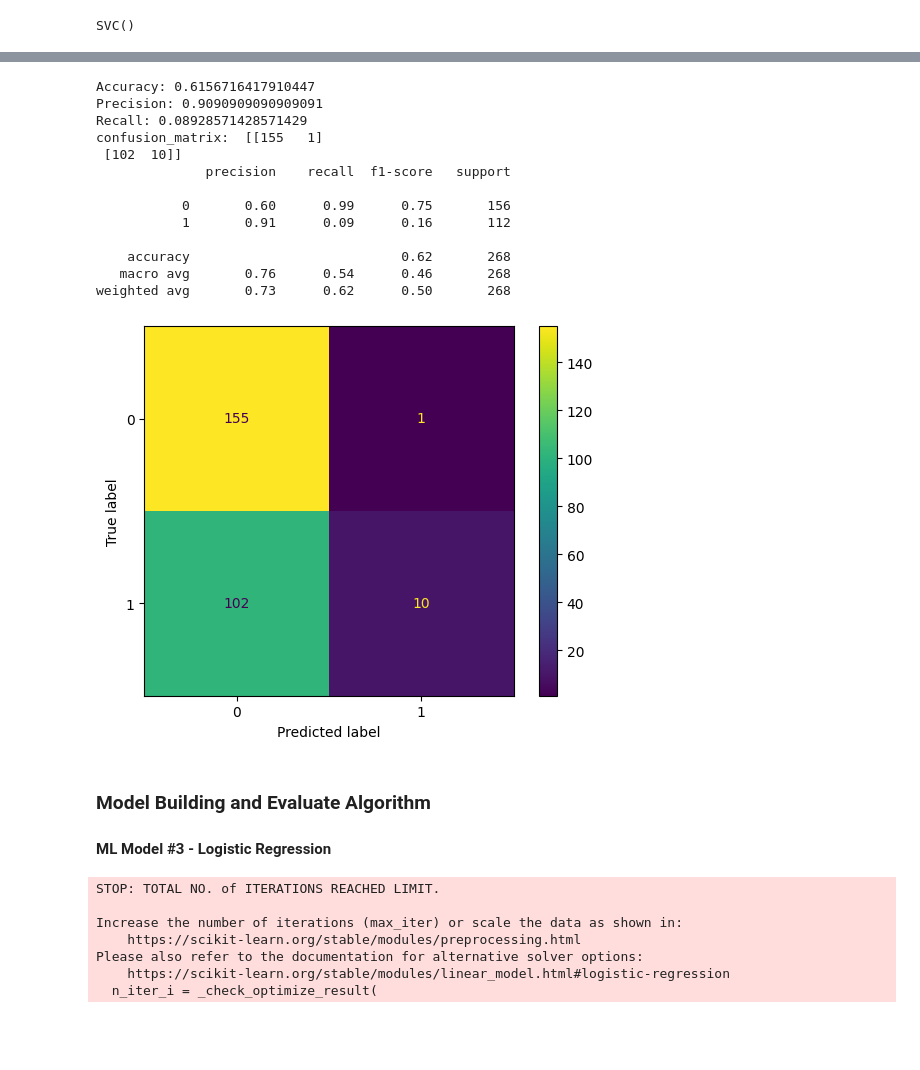
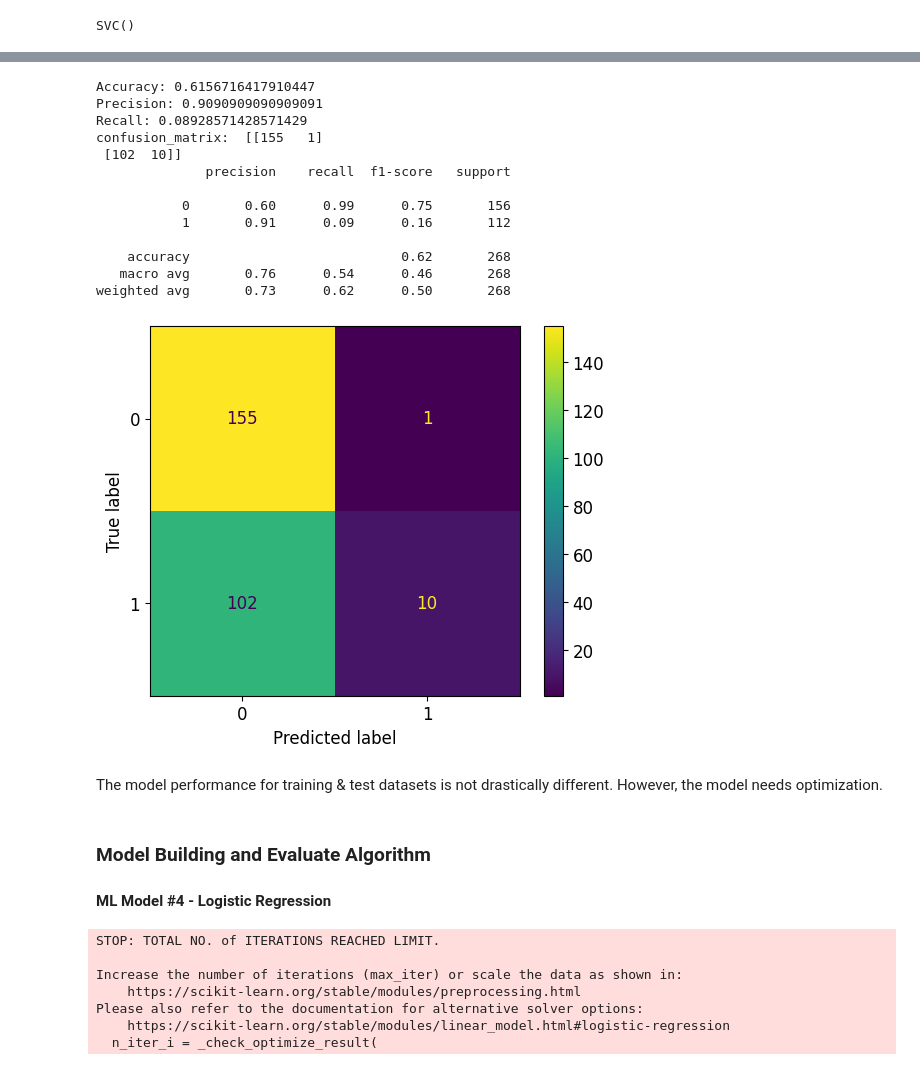
Before and after one commit to btalha23/AIDI_2000_Applied_Machine_Learning, a Jupyter notebook: Assignment_#1/BT_AIDI_2000_Assignment_#1_Predictions_for_Titanic_Dataset.ipynb, the cells around one changed output, grey strips where cells are left out. Saved outputs shown, nothing was run; the diff lists cells and outputs as text; code cells hidden in the pictures; blank space fills up the shorter version.

```diff
--- a/Assignment_#1/BT_AIDI_2000_Assignment_#1_Predictions_for_Titanic_Dataset.ipynb
+++ b/Assignment_#1/BT_AIDI_2000_Assignment_#1_Predictions_for_Titanic_Dataset.ipynb
@@ -696,38 +646,32 @@ weighted avg       0.66      0.65      0.55       623
 # %%
 # Predict the output using the test data using the created/ fitted model
 y_pred_test = svc_clf.predict(X_test)
-y_pred_test_probs_temp = svc_clf.predict_proba(X_test)
-y_pred_test_probs = y_pred_test_probs_temp[:, 1]
-# Calculate the performance metrics like accuracy, precision, recall, F1-score
-# accuracy_score(y_test, y_pred_test)
+# y_pred_test_probs_temp = svc_clf.predict_proba(X_test)
+# y_pred_test_probs = y_pred_test_probs_temp[:, 1]
+# Calculate the performance metrics like accuracy, precision, recall, ROC curve
 # Print performace metrics
 calculate_print_performace_metrics(y_test, y_pred_test)
-calculate_plot_roc(y_test, y_pred_test_probs)
-# print('Accuracy: {}'.format(accuracy_score(y_test, y_pred_test)))
-# print('Precision: {}'.format(precision_score(y_test, y_pred_test)))
-# print('Recall: {}'.format(recall_score(y_test, y_pred_test)))
-# print('confusion_matrix: ', confusion_matrix(y_test,y_pred_test))
-# displ = ConfusionMatrixDisplay(confusion_matrix=confusion_matrix(y_test,y_pred_test))
-# displ.plot()
-# print(classification_report(y_test,y_pred_test))
+# calculate_plot_roc(y_test, y_pred_test_probs)
 # %% [output]
 Accuracy: 0.6156716417910447
 Precision: 0.9090909090909091
 Recall: 0.08928571428571429
 confusion_matrix:  [[155   1]
  [102  10]]
               precision    recall  f1-score   support
 
            0       0.60      0.99      0.75       156
            1       0.91      0.09      0.16       112
 
     accuracy                           0.62       268
    macro avg       0.76      0.54      0.46       268
 weighted avg       0.73      0.62      0.50       268
-[figure, old version]
+[figure, new version]
+# %% [markdown]
+The model performance for training & test datasets is not drastically different. However, the model needs optimization.
 # %% [markdown]
 ### Model Building and Evaluate Algorithm
-#### ML Model #3 - Logistic Regression
+#### ML Model #4 - Logistic Regression
 # %%
 # Initialize the instance of Logistic Regression
 logit_reg = LogisticRegression()
```
Also changed, not shown: parts of 30 cells of this notebook.
